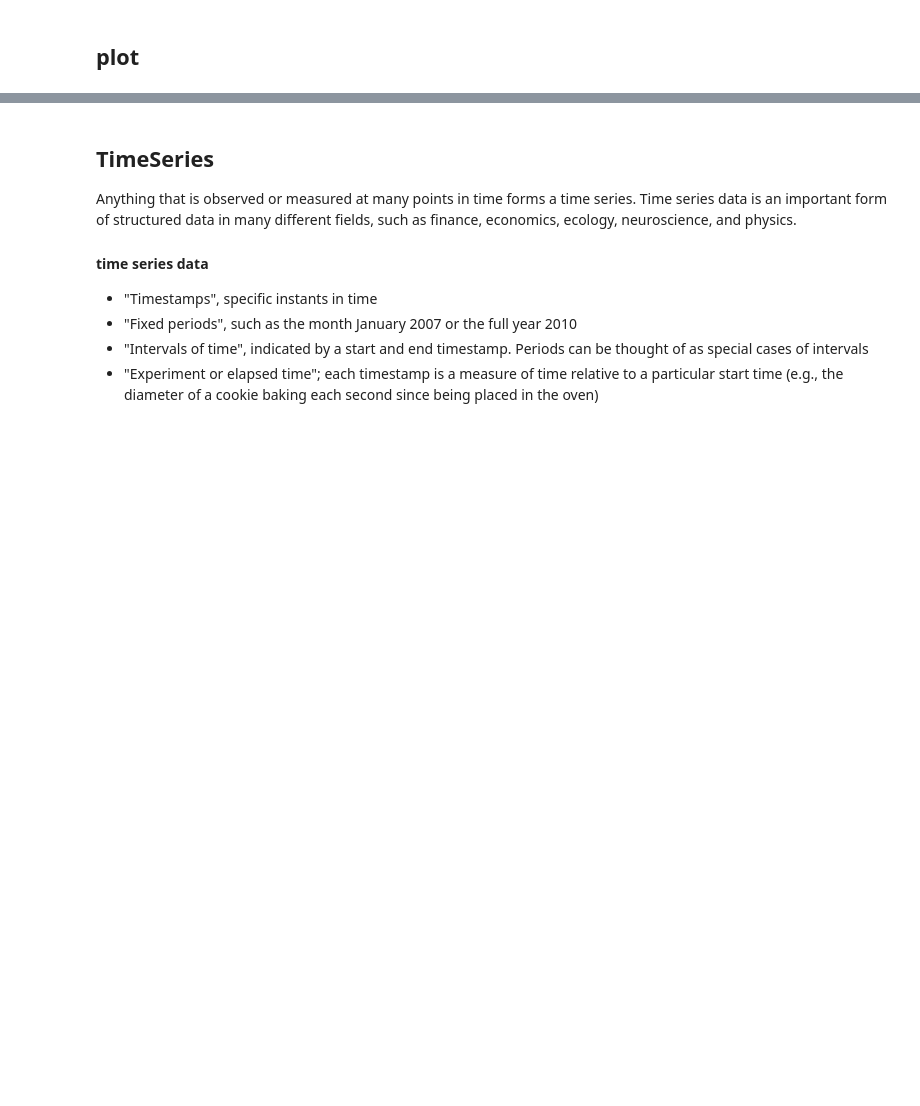
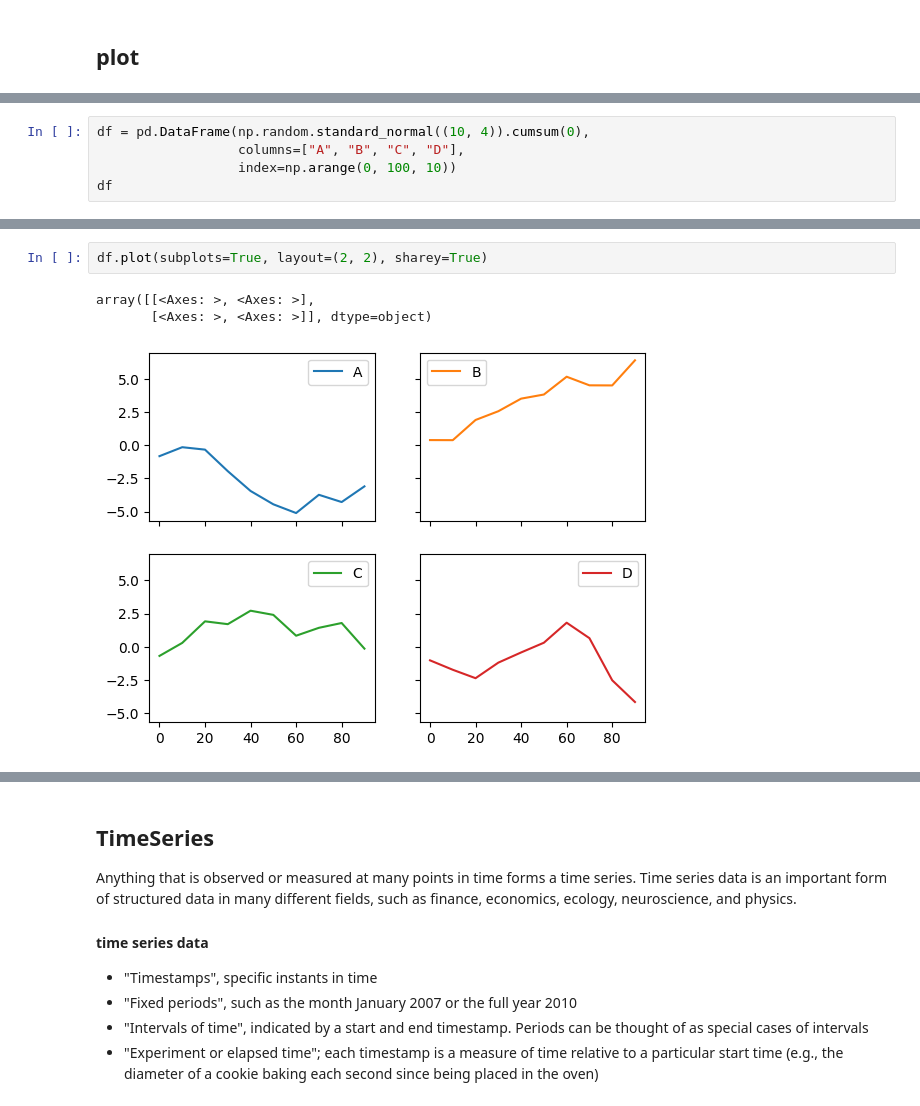
Before and after one commit to MapsaBootCamp/ML-Basic1, a Jupyter notebook: DataAnalysis/pandas_section.ipynb, the cells around one changed output, grey strips where cells are left out. Cells and saved outputs as stored; diff of their text form; blank space fills up the shorter version.

```diff
--- a/DataAnalysis/pandas_section.ipynb
+++ b/DataAnalysis/pandas_section.ipynb
@@ -1896,0 +1921,5 @@ pd.merge(order, product, left_on = "product_id", right_on="id", how="outer")
+# %%
+df = pd.DataFrame(np.random.standard_normal((10, 4)).cumsum(0),
+                  columns=["A", "B", "C", "D"],
+                  index=np.arange(0, 100, 10))
+df
@@ -1896,0 +1938,6 @@ pd.merge(order, product, left_on = "product_id", right_on="id", how="outer")
+# %%
+df.plot(subplots=True, layout=(2, 2), sharey=True)
+# %% [output]
+array([[<Axes: >, <Axes: >],
+       [<Axes: >, <Axes: >]], dtype=object)
+[figure, added]
```
Also changed, not shown: parts of 65 cells of this notebook.
